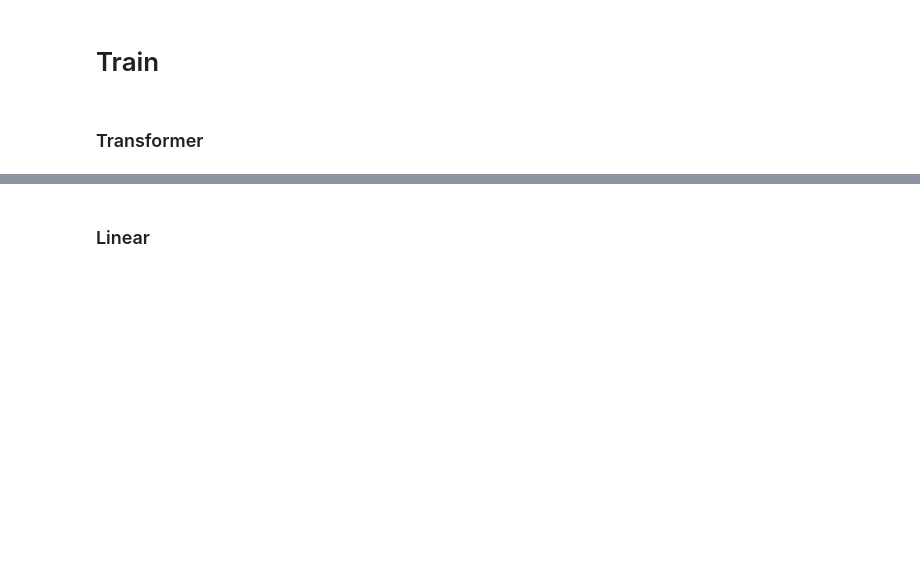
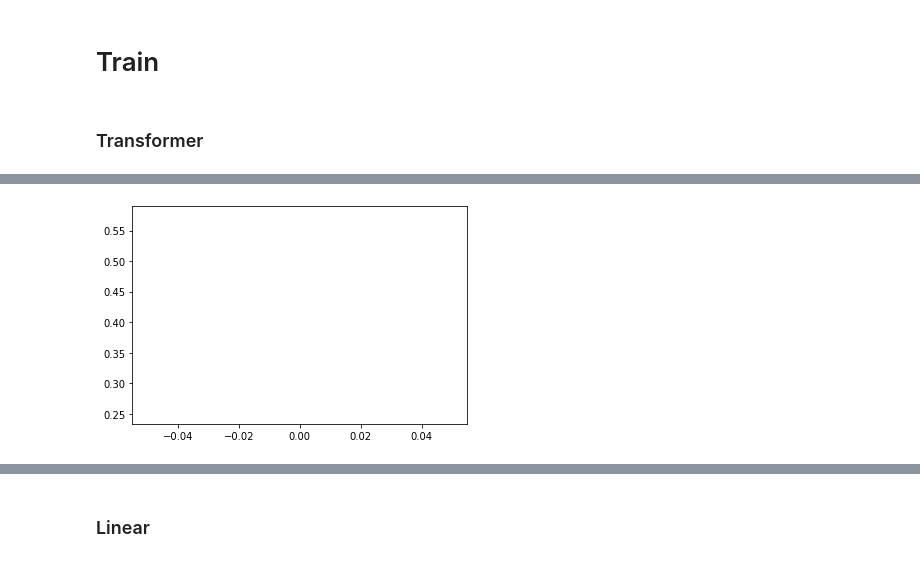
Before and after one commit to RohanM/news-bias, a Jupyter notebook: finetune.ipynb, the cells around one changed output, grey strips where cells are left out. Saved outputs shown, nothing was run; the diff lists cells and outputs as text; code cells hidden in the pictures; blank space fills up the shorter version.

```diff
--- a/finetune.ipynb
+++ b/finetune.ipynb
@@ -407,0 +420,4 @@ model.freeze_base()
+# %%
+plot_results(results, 1)
+# %% [output]
+[figure, added]
```
Also changed, not shown: parts of 5 cells of this notebook.
